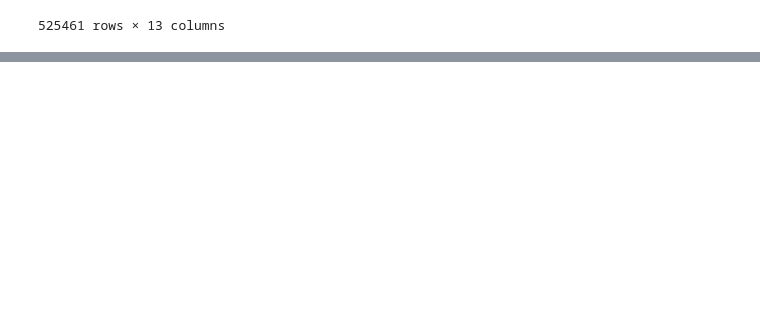
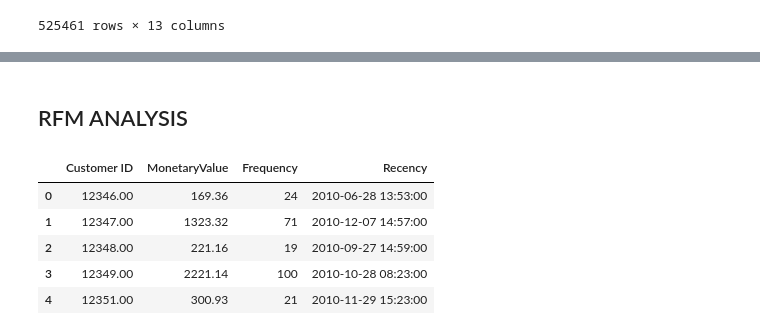
Before and after one commit to jcampuzano1111/K-Means-Online-Retailes, a Jupyter notebook: K_Means_cluster_online_retail.ipynb, the cells around one changed output, grey strips where cells are left out. Saved outputs shown, nothing was run; the diff lists cells and outputs as text; code cells hidden in the pictures; blank space fills up the shorter version.

```diff
--- a/K_Means_cluster_online_retail.ipynb
+++ b/K_Means_cluster_online_retail.ipynb
@@ -342,0 +350,2 @@ len(cleaned_df)/len(df)
+# %%
+cleaned_df["SalesLineTotal"] = cleaned_df["Quantity"] * cleaned_df["Price"]
@@ -342,0 +372,13 @@ len(cleaned_df)/len(df)
+# %% [markdown]
+## RFM ANALYSIS
+# %%
+aggregated_df = cleaned_df.groupby("Customer ID", as_index=False).agg(MonetaryValue = ("SalesLineTotal", "sum"), Frequency = ("Invoice", "count"), Recency = ("InvoiceDate", "max"))
+# %%
+aggregated_df.head()
+# %% [output]
+|  | Customer ID | MonetaryValue | Frequency | Recency |
+| 0 | 12346.00 | 169.36 | 24 | 2010-06-28 13:53:00 |
+| 1 | 12347.00 | 1323.32 | 71 | 2010-12-07 14:57:00 |
+| 2 | 12348.00 | 221.16 | 19 | 2010-09-27 14:59:00 |
+| 3 | 12349.00 | 2221.14 | 100 | 2010-10-28 08:23:00 |
+| 4 | 12351.00 | 300.93 | 21 | 2010-11-29 15:23:00 |
```
Also changed, not shown: parts of 14 cells of this notebook.
